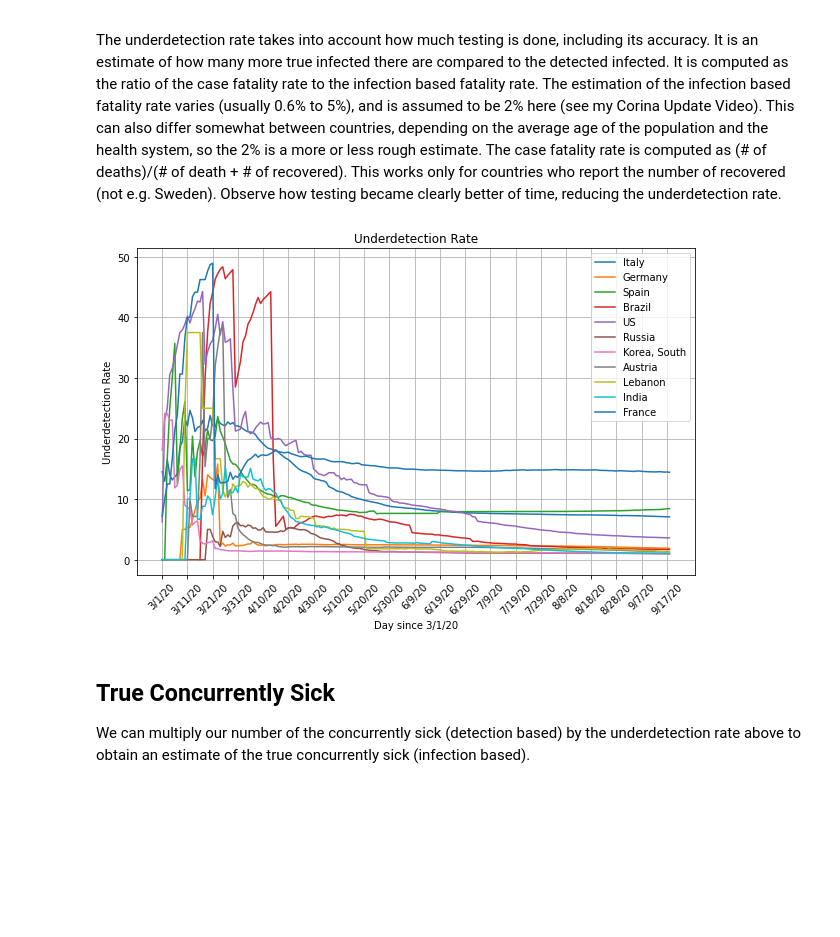
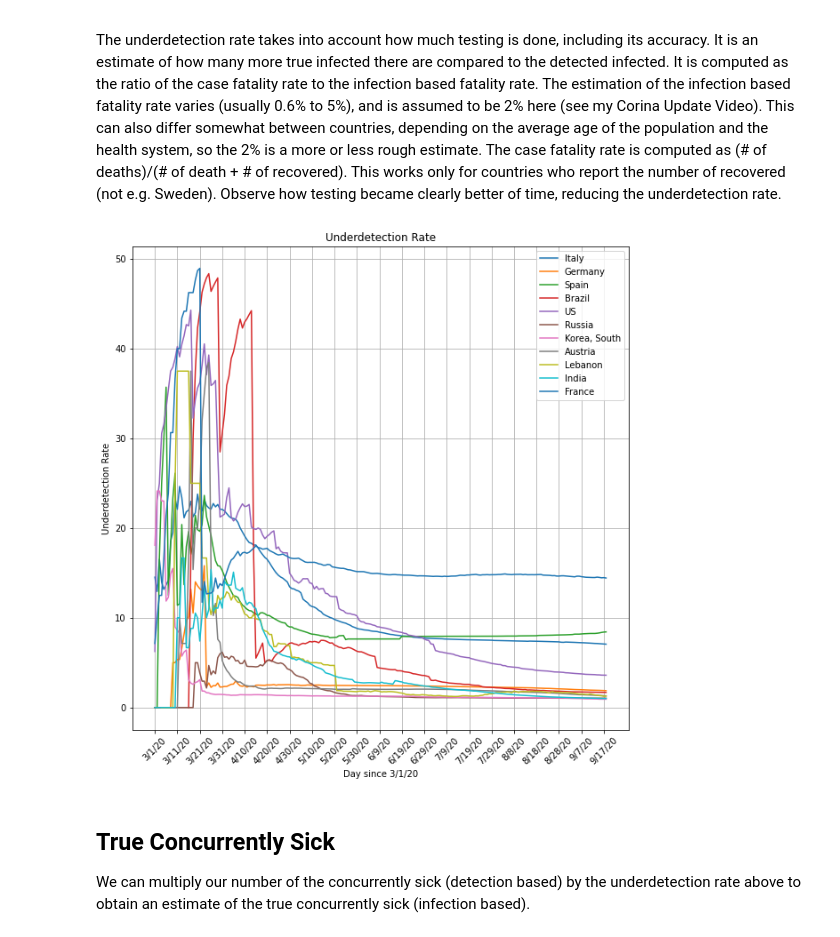
Before and after one commit to TUIlmenauAMS/CoronaComputationPrograms, a Jupyter notebook: coronaconcucrrentlysick.ipynb, the cells around one changed output. Saved outputs shown, nothing was run; the diff lists cells and outputs as text; code cells hidden in the pictures; blank space fills up the shorter version.

```diff
--- a/coronaconcucrrentlysick.ipynb
+++ b/coronaconcucrrentlysick.ipynb
@@ -147,22 +147,22 @@ Observe how testing became clearly better of time, reducing the underdetection r
 # %%
 casefatalityrate=countrydeaths/(countryrecovered+countrydeaths) #case fatality rate
 underdetectionrate=casefatalityrate/0.02 #underdetection rate = case fatality rate / infection fatality rate( 0.02)
-pylab.rcParams['figure.figsize'] = (10, 6)
+pylab.rcParams['figure.figsize'] = (10, 10)
 fig, ax = plt.subplots(1,1)
 ax.plot(dates,underdetectionrate.T)
 ax.set_xticks(np.arange(0,len(dates[1:]),10))
 plt.xticks(rotation=45)
 #plt.plot(currsickfactorsofincrease.T)
 plt.legend(countries)
 plt.xlabel('Day since '+startdate)
 plt.ylabel('Underdetection Rate')
 plt.grid()
 plt.title('Underdetection Rate')
 #plt.axis([len(dates)-120, len(dates),1.0, 10])
 #ax.set_ylim(bottom=0.5, top=1.3)
 plt.show()
 # %% [output]
-[figure, old version]
+[figure, new version]
 # %% [markdown]
 ## True Concurrently Sick
 We can multiply our number of the concurrently sick (detection based) by the underdetection rate above to obtain an estimate of the true concurrently sick (infection based).
```
